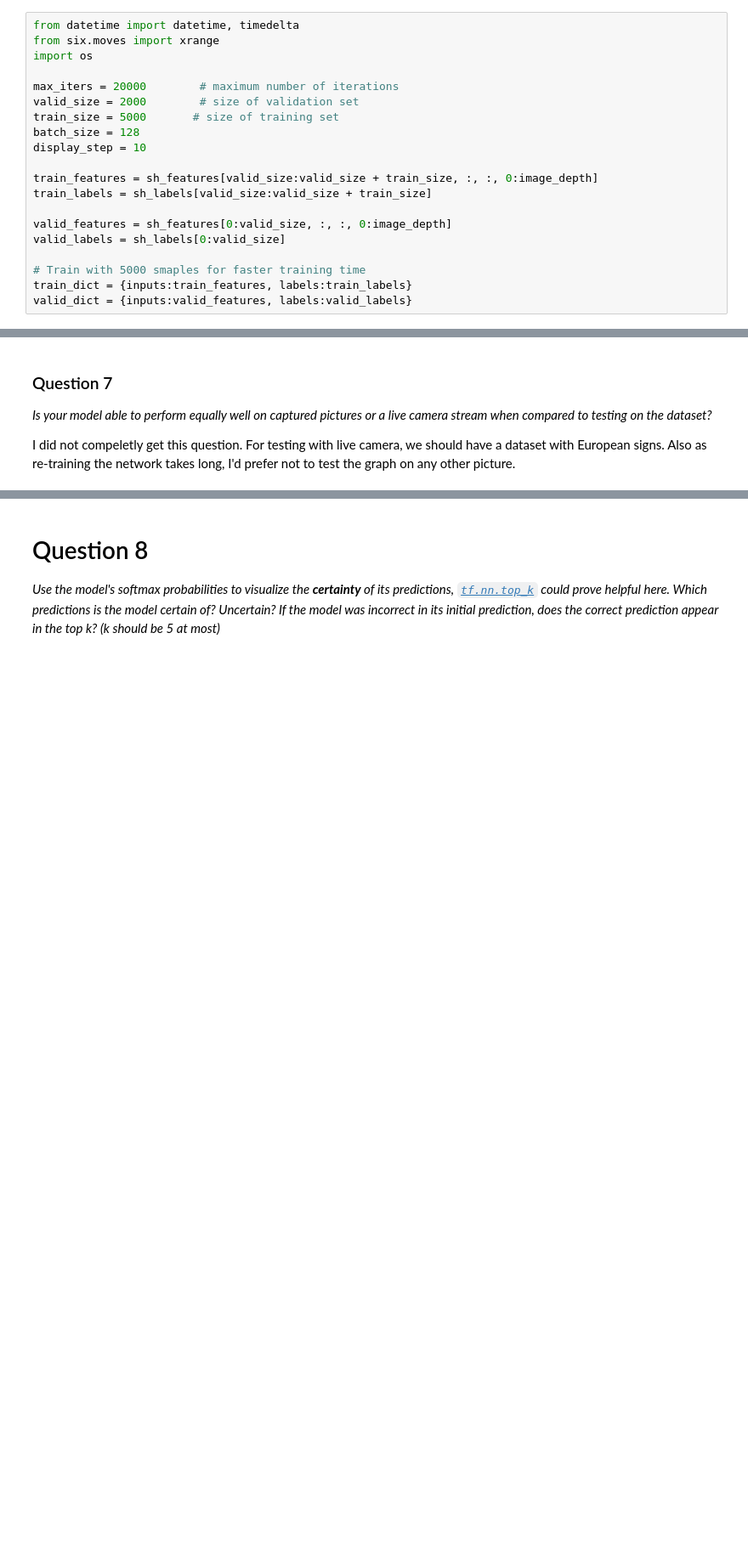
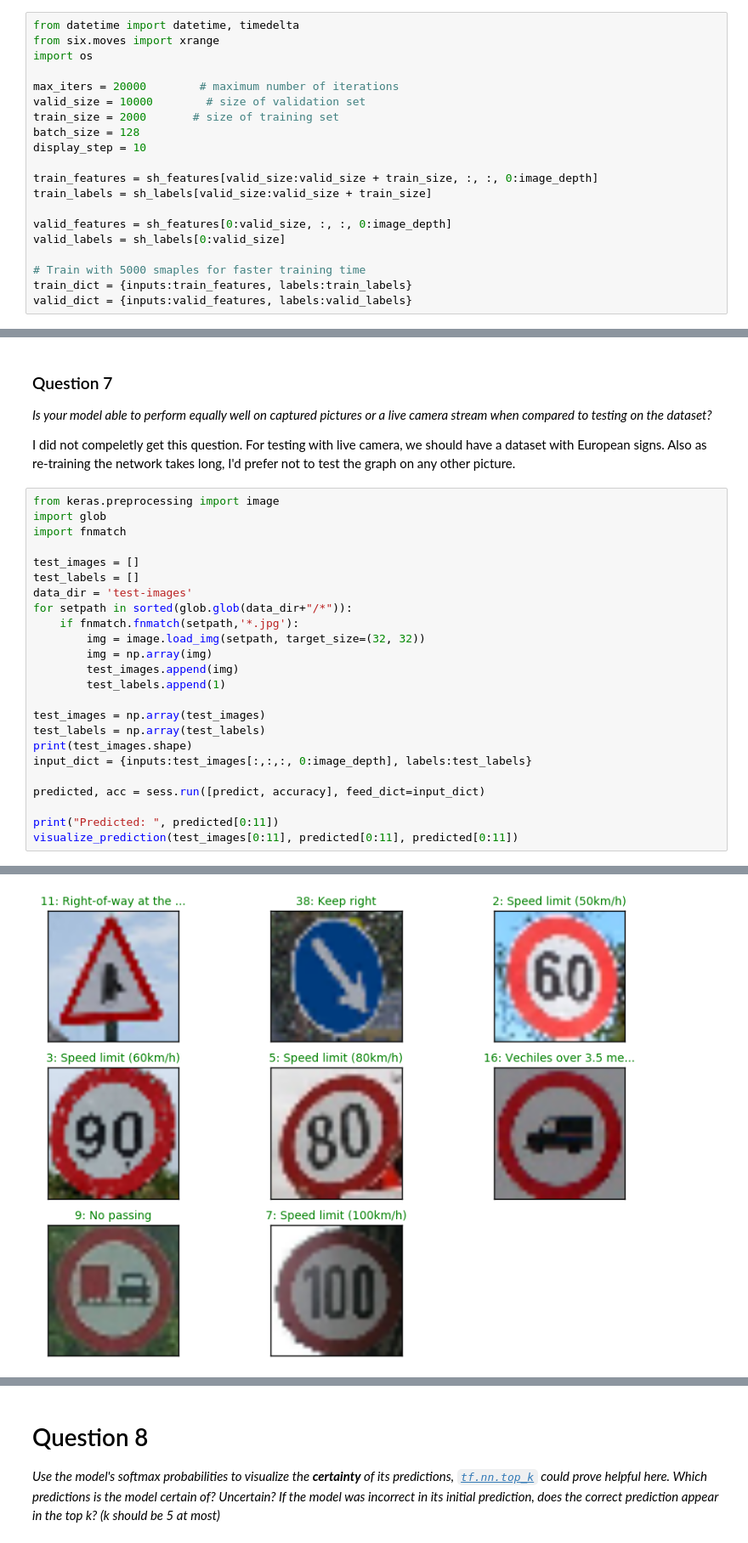
Before and after one commit to hamidb/CarND-Udacity, a Jupyter notebook: CarND-TraficSign-P2-solution/Traffic_Signs_Recognition.ipynb, the cells around one changed output, grey strips where cells are left out. Shown at 85% size. Saved outputs shown, nothing was run; the diff lists cells and outputs as text; blank space fills up the shorter version.

```diff
--- a/CarND-TraficSign-P2-solution/Traffic_Signs_Recognition.ipynb
+++ b/CarND-TraficSign-P2-solution/Traffic_Signs_Recognition.ipynb
@@ -358,8 +358,8 @@ from six.moves import xrange
 import os
 
 max_iters = 20000        # maximum number of iterations
-valid_size = 2000        # size of validation set
-train_size = 5000       # size of training set
+valid_size = 10000        # size of validation set
+train_size = 2000       # size of training set
 batch_size = 128
 display_step = 10
 
@@ -558,3 +574,28 @@ _Is your model able to perform equally well on captured pictures or a live camer
 
 I did not compeletly get this question. For testing with live camera, we should have a dataset with European signs.
 Also as re-training the network takes long, I'd prefer not to test the graph on any other picture.
+# %%
+from keras.preprocessing import image
+import glob
+import fnmatch
+
+test_images = []
+test_labels = []
+data_dir = 'test-images'
+for setpath in sorted(glob.glob(data_dir+"/*")):
+    if fnmatch.fnmatch(setpath,'*.jpg'):
+        img = image.load_img(setpath, target_size=(32, 32))
+        img = np.array(img)
+        test_images.append(img)
+        test_labels.append(1)
+
+test_images = np.array(test_images)
+test_labels = np.array(test_labels)
+print(test_images.shape)
+input_dict = {inputs:test_images[:,:,:, 0:image_depth], labels:test_labels}
+
+predicted, acc = sess.run([predict, accuracy], feed_dict=input_dict)
+
+print("Predicted: ", predicted[0:11])
+visualize_prediction(test_images[0:11], predicted[0:11], predicted[0:11])
+# %% [output]
@@ -561,3 +604,4 @@ Also as re-training the network takes long, I'd prefer not to test the graph on
+[figure, added]
 # %%
 ### Visualize the softmax probabilities here.
 k = 3
```
Also changed, not shown: parts of 5 cells of this notebook, 10 other files.
